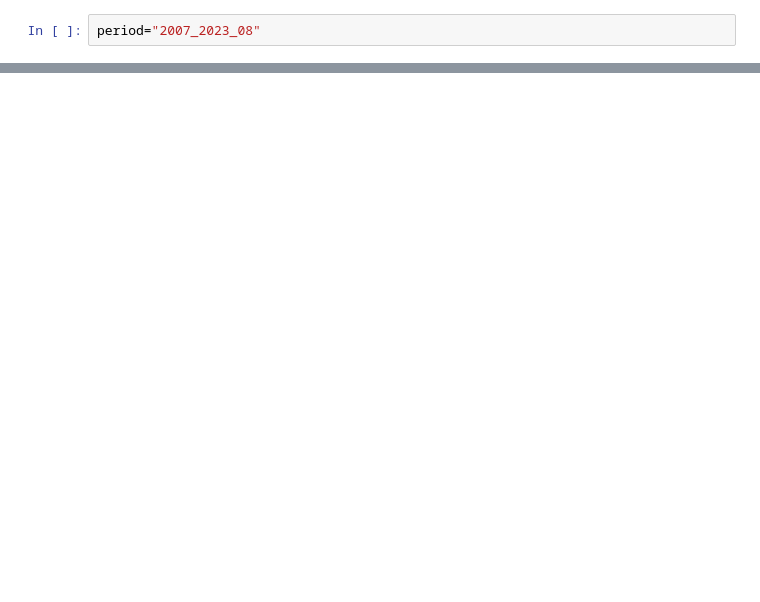
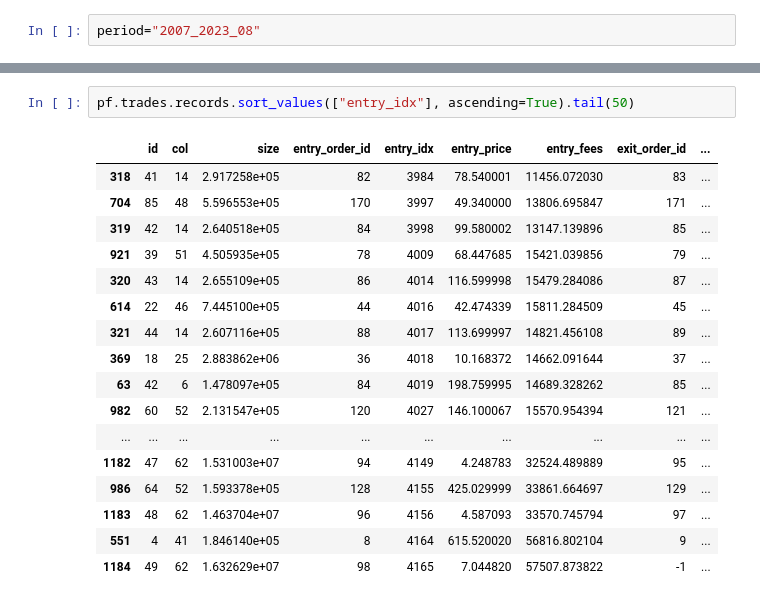
Before and after one commit to psemdel/py-trading-bot, a Jupyter notebook: py-trading-bot/jupyter_scripts/ml.ipynb, the cells around one changed output, grey strips where cells are left out. Saved outputs shown, nothing was run; the diff lists cells and outputs as text; blank space fills up the shorter version.

```diff
--- a/py-trading-bot/jupyter_scripts/ml.ipynb
+++ b/py-trading-bot/jupyter_scripts/ml.ipynb
@@ -372,0 +789,20 @@ pf.trades.records.sort_values(["entry_idx"], ascending=True).head(50)
+# %%
+pf.trades.records.sort_values(["entry_idx"], ascending=True).tail(50)
+# %% [output]
+|  | id | col | size | entry_order_id | entry_idx | entry_price | entry_fees | exit_order_id | ... |
+| 318 | 41 | 14 | 2.917258e+05 | 82 | 3984 | 78.540001 | 11456.072030 | 83 | ... |
+| 704 | 85 | 48 | 5.596553e+05 | 170 | 3997 | 49.340000 | 13806.695847 | 171 | ... |
+| 319 | 42 | 14 | 2.640518e+05 | 84 | 3998 | 99.580002 | 13147.139896 | 85 | ... |
+| 921 | 39 | 51 | 4.505935e+05 | 78 | 4009 | 68.447685 | 15421.039856 | 79 | ... |
+| 320 | 43 | 14 | 2.655109e+05 | 86 | 4014 | 116.599998 | 15479.284086 | 87 | ... |
+| 614 | 22 | 46 | 7.445100e+05 | 44 | 4016 | 42.474339 | 15811.284509 | 45 | ... |
+| 321 | 44 | 14 | 2.607116e+05 | 88 | 4017 | 113.699997 | 14821.456108 | 89 | ... |
+| 369 | 18 | 25 | 2.883862e+06 | 36 | 4018 | 10.168372 | 14662.091644 | 37 | ... |
+| 63 | 42 | 6 | 1.478097e+05 | 84 | 4019 | 198.759995 | 14689.328262 | 85 | ... |
+| 982 | 60 | 52 | 2.131547e+05 | 120 | 4027 | 146.100067 | 15570.954394 | 121 | ... |
+| ... | ... | ... | ... | ... | ... | ... | ... | ... | ... |
+| 1182 | 47 | 62 | 1.531003e+07 | 94 | 4149 | 4.248783 | 32524.489889 | 95 | ... |
+| 986 | 64 | 52 | 1.593378e+05 | 128 | 4155 | 425.029999 | 33861.664697 | 129 | ... |
+| 1183 | 48 | 62 | 1.463704e+07 | 96 | 4156 | 4.587093 | 33570.745794 | 97 | ... |
+| 551 | 4 | 41 | 1.846140e+05 | 8 | 4164 | 615.520020 | 56816.802104 | 9 | ... |
+| 1184 | 49 | 62 | 1.632629e+07 | 98 | 4165 | 7.044820 | 57507.873822 | -1 | ... |
```
Also changed, not shown: parts of 40 cells of this notebook, 7 other files.
